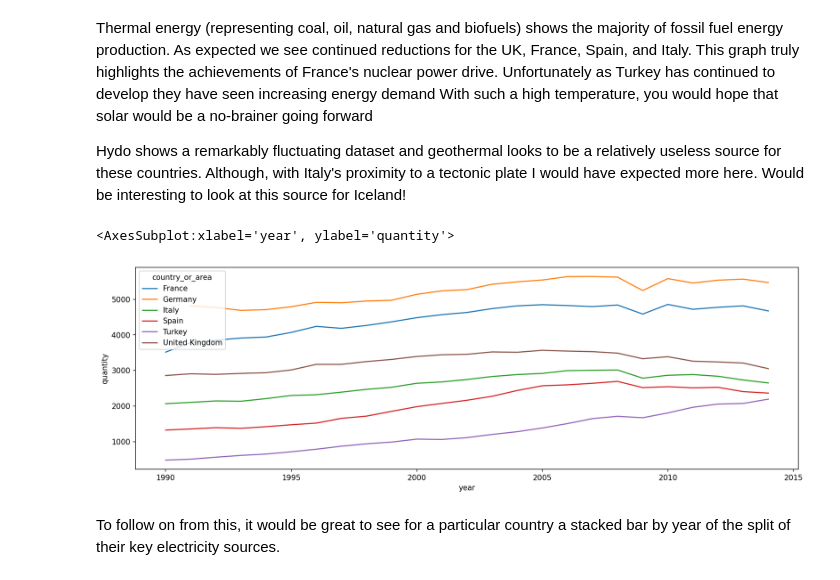
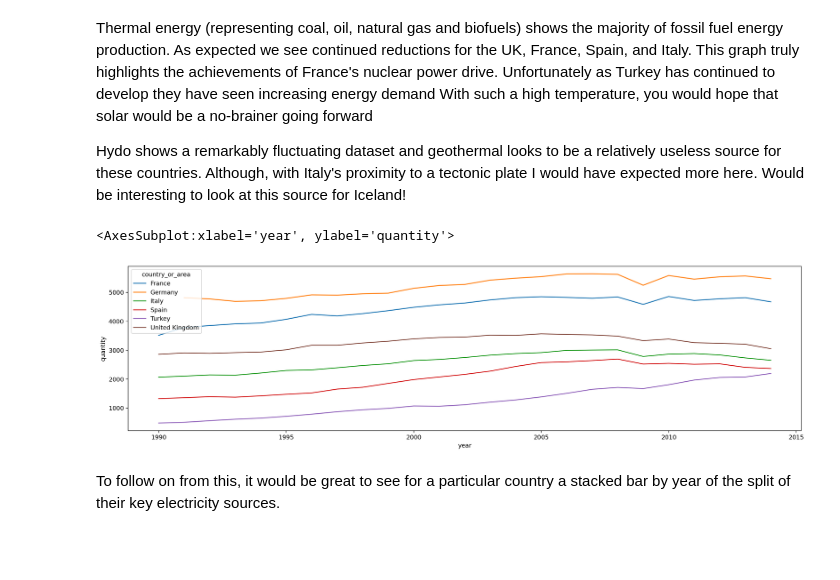
Before and after one commit to See-You-Data/UNInternationalEnergyData, a Jupyter notebook: dan_exploratory_analysis.ipynb, the cells around one changed output. Saved outputs shown, nothing was run; the diff lists cells and outputs as text; code cells hidden in the pictures; blank space fills up the shorter version.

```diff
--- a/dan_exploratory_analysis.ipynb
+++ b/dan_exploratory_analysis.ipynb
@@ -305,12 +168,12 @@ Hydo shows a remarkably fluctuating dataset and geothermal looks to be a relativ
     Would be interesting to look at this source for Iceland!
 # %%
 df_eu_total = df_eu[df_eu['category']=='total_electricity']
-plt.rcParams['figure.dpi'] = 150
-f,ax=plt.subplots(1,1,figsize=(16,5))
+plt.rcParams['figure.dpi'] = 180
+f,ax=plt.subplots(1,1,figsize=(20,5))
 sns.lineplot(x=df_eu_total['year'],y=df_eu_total['quantity'],hue=df_eu_total['country_or_area'],ci=None)
 # %% [output]
 <AxesSubplot:xlabel='year', ylabel='quantity'>
-[figure, old version]
+[figure, new version]
 # %% [markdown]
 To follow on from this, it would be great to see for a particular country a stacked bar by year of the split of their key electricity sources.
 # %%
```
Also changed, not shown: parts of 16 cells of this notebook.
